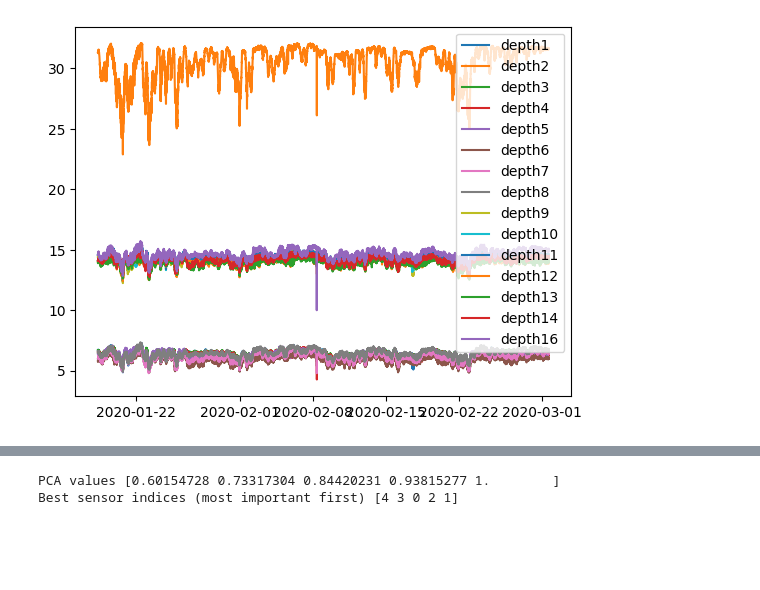
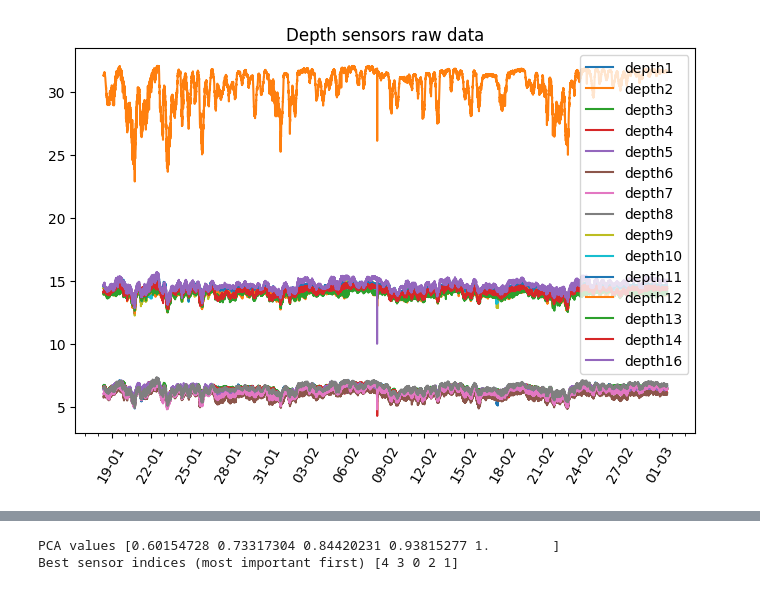
Before and after one commit to TheRealArmon/TTK_final_boss, a Jupyter notebook: sensors/curated_data/analysis.ipynb, the cells around one changed output, grey strips where cells are left out. Drawn from its saved outputs; the diff is of its cells as text; code cells hidden in the pictures; blank space fills up the shorter version.

Commit message:
fixed formatting of plots, looks presentable now.

```diff
--- a/sensors/curated_data/analysis.ipynb
+++ b/sensors/curated_data/analysis.ipynb
@@ -26,6 +30,6 @@ with open("analysis_dates.txt", "r") as f:
 # %%
 # Plotting raw sensor data.
-def plot_sensor_data(df, start_datetime=None, end_datetime=None, selected_sensors=None, save_fig=False):
+def plot_sensor_data(df, start_datetime=None, end_datetime=None, selected_sensors=None, save_fig=False, title="plot_sensor_data",):
     # If datetimes aren't specified, use first and last dates in df
     if start_datetime == None: start_datetime = df.index[0]
     if end_datetime == None: end_datetime = df.index[-1]
@@ -35,12 +39,34 @@ def plot_sensor_data(df, start_datetime=None, end_datetime=None, selected_sensor
     if selected_sensors == None: selected_sensors = np.arange(len(df.columns))
 
     df_subset = df.loc[start_datetime:end_datetime]
-    fig, ax = plt.subplots()
+    fig, ax = plt.subplots(figsize=(8,5))
     selected_columns = [df_subset.columns[i] for i in selected_sensors]
 
     ax.plot(df_subset[selected_columns], label=selected_columns)
-    plt.legend(loc="upper right")
+    plt.title(f"{title}")
+    plt.legend(loc="upper right", bbox_to_anchor=(1, 1))
+
+    time_range = end_datetime - start_datetime
+
+    if time_range.days < 1:
+        # Set the x-axis to display hours and minutes, with major ticks every 15 minutes and minor every 5 minutes.
+        ax.xaxis.set_major_formatter(mdates.DateFormatter('%H:%M'))
+        ax.xaxis.set_major_locator(mdates.MinuteLocator(interval=15))
+        ax.xaxis.set_minor_locator(mdates.MinuteLocator(interval=5))
+    else:
+        # Set the x-axis to display month and day only, with major ticks every 3 days and minor every day
+        ax.xaxis.set_major_formatter(mdates.DateFormatter('%d-%m'))
+        ax.xaxis.set_major_locator(mdates.DayLocator(interval=3))
+        ax.xaxis.set_minor_locator(mdates.DayLocator())
+
+    # Rotate text for readability and remove minor tick labels
+    plt.xticks(rotation=60)
+    ax.xaxis.set_minor_formatter(mticker.NullFormatter())
 
     if save_fig:
-        fig.get_figure().savefig("saved_figure.jpg")
+        plt.savefig(f"{title}")
+
+    plt.show()
+
+    return
 # %%
@@ -106,7 +156,7 @@ def reconstruct_pca(dataframe, start_datetime, end_datetime, start_datetime2, en
 # %%
 # Plot depth data
-start = str(analysis_datetimes[0] - datetime.timedelta(minutes=45))
-end = str(analysis_datetimes[-1] + datetime.timedelta(minutes=45))
-plot_sensor_data(df_depths, start, end)
+start = analysis_datetimes[0] - datetime.timedelta(minutes=45)
+end = analysis_datetimes[-1] + datetime.timedelta(minutes=45)
+plot_sensor_data(df_depths, start, end, save_fig=True, title="Depth sensors raw data")
 # %% [output]
-[figure, old version]
+[figure, new version]
```
Also changed, not shown: parts of 7 cells of this notebook, 4 other files.
